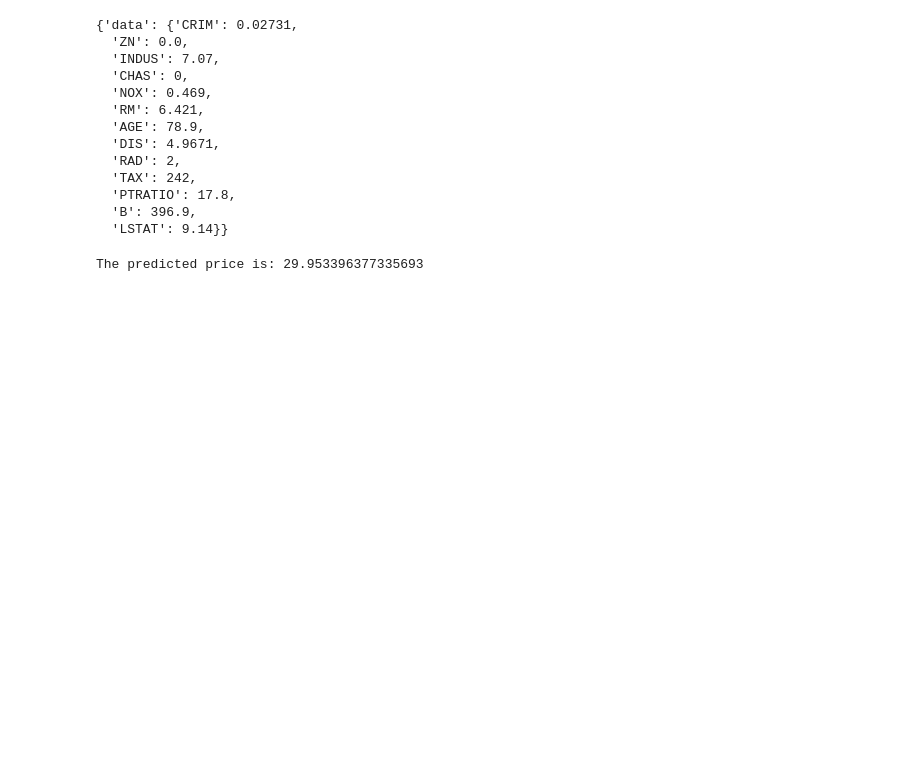
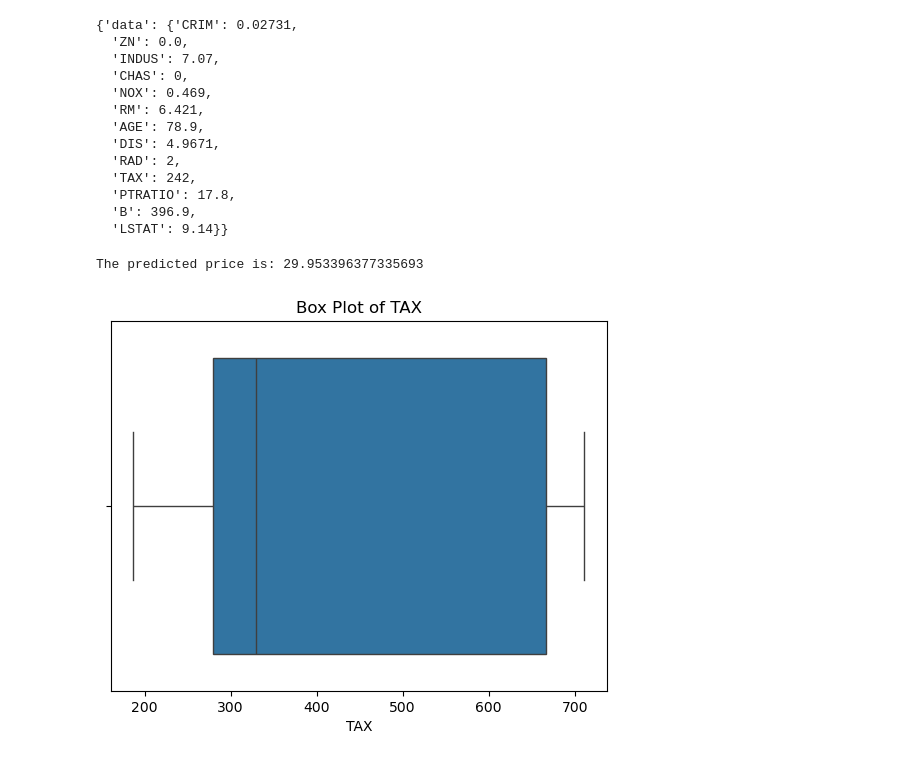
Before and after one commit to Jagan515/bhubaneswar-house-pricing, a Jupyter notebook: ProjectMLipynb.ipynb, the cells around one changed output. Cells and saved outputs as stored; diff of their text form; code cells hidden in the pictures; blank space fills up the shorter version.

Commit message:
Add a boxplot for tax

```diff
--- a/ProjectMLipynb.ipynb
+++ b/ProjectMLipynb.ipynb
@@ -367,3 +367,11 @@ prediction = pickle_model.predict(scaled_input)
 print(f"The predicted price is: {prediction[0]}")
 # %% [output]
 The predicted price is: 29.953396377335693
+# %%
+
+sns.boxplot(x=X['TAX'])
+plt.title('Box Plot of TAX')
+plt.xlabel('TAX')
+plt.show()
+# %% [output]
+[figure, added]
```
Also changed, not shown: parts of 1 cell of this notebook.
